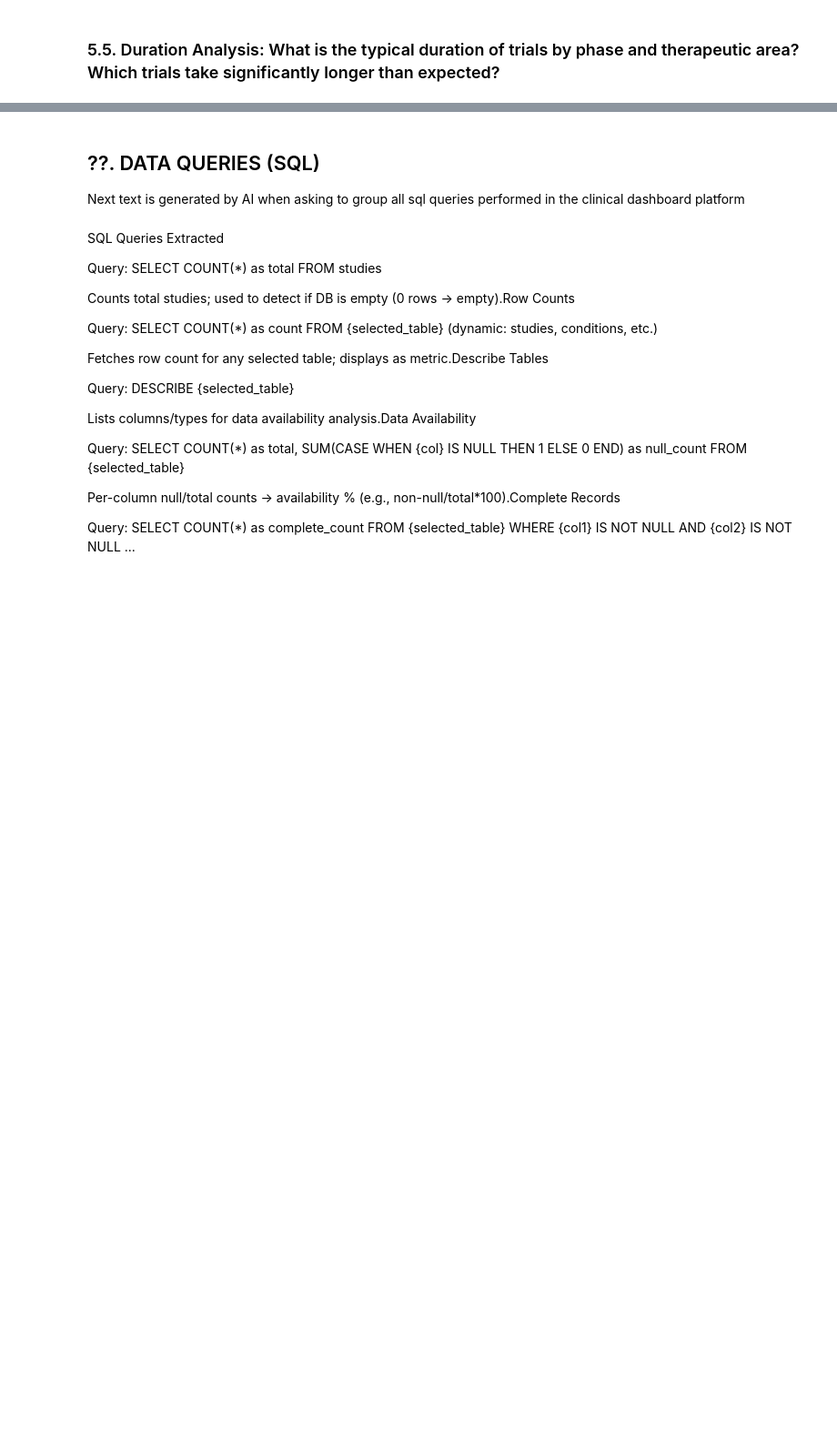
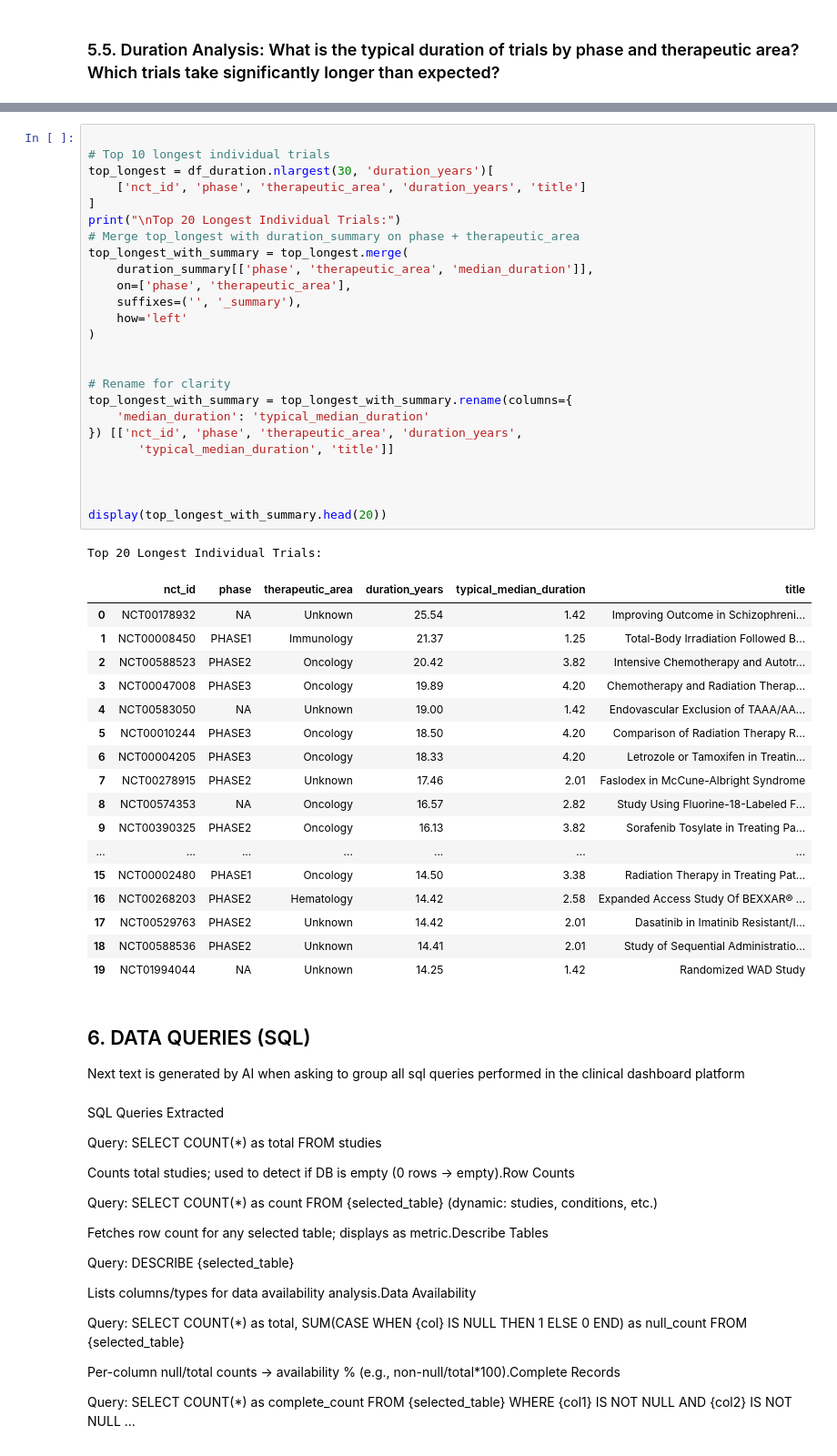
Before and after one commit to MarcHumet/Clinical-Trial-Analytics-Dashboard, a Jupyter notebook: CLINICAL_TRIAL_ANALYTICAL_EDA.ipynb, the cells around one changed output, grey strips where cells are left out. Shown at 91% size. Saved outputs shown, nothing was run; the diff lists cells and outputs as text; blank space fills up the shorter version.

```diff
--- a/CLINICAL_TRIAL_ANALYTICAL_EDA.ipynb
+++ b/CLINICAL_TRIAL_ANALYTICAL_EDA.ipynb
@@ -1498,5 +1558,49 @@ Longest outliers:
+# %%
+
+# Top 10 longest individual trials
+top_longest = df_duration.nlargest(30, 'duration_years')[
+    ['nct_id', 'phase', 'therapeutic_area', 'duration_years', 'title']
+]
+print("\nTop 20 Longest Individual Trials:")
+# Merge top_longest with duration_summary on phase + therapeutic_area
+top_longest_with_summary = top_longest.merge(
+    duration_summary[['phase', 'therapeutic_area', 'median_duration']],
+    on=['phase', 'therapeutic_area'],
+    suffixes=('', '_summary'),
+    how='left'
+)
+
+
+# Rename for clarity
+top_longest_with_summary = top_longest_with_summary.rename(columns={
+    'median_duration': 'typical_median_duration'
+}) [['nct_id', 'phase', 'therapeutic_area', 'duration_years',
+       'typical_median_duration', 'title']]
+
+
+
+display(top_longest_with_summary.head(20))
+# %% [output]
+Top 20 Longest Individual Trials:
+|  | nct_id | phase | therapeutic_area | duration_years | typical_median_duration | title |
+| 0 | NCT00178932 | NA | Unknown | 25.54 | 1.42 | Improving Outcome in Schizophreni... |
+| 1 | NCT00008450 | PHASE1 | Immunology | 21.37 | 1.25 | Total-Body Irradiation Followed B... |
+| 2 | NCT00588523 | PHASE2 | Oncology | 20.42 | 3.82 | Intensive Chemotherapy and Autotr... |
+| 3 | NCT00047008 | PHASE3 | Oncology | 19.89 | 4.20 | Chemotherapy and Radiation Therap... |
+| 4 | NCT00583050 | NA | Unknown | 19.00 | 1.42 | Endovascular Exclusion of TAAA/AA... |
+| 5 | NCT00010244 | PHASE3 | Oncology | 18.50 | 4.20 | Comparison of Radiation Therapy R... |
+| 6 | NCT00004205 | PHASE3 | Oncology | 18.33 | 4.20 | Letrozole or Tamoxifen in Treatin... |
+| 7 | NCT00278915 | PHASE2 | Unknown | 17.46 | 2.01 | Faslodex in McCune-Albright Syndrome |
+| 8 | NCT00574353 | NA | Oncology | 16.57 | 2.82 | Study Using Fluorine-18-Labeled F... |
+| 9 | NCT00390325 | PHASE2 | Oncology | 16.13 | 3.82 | Sorafenib Tosylate in Treating Pa... |
+| ... | ... | ... | ... | ... | ... | ... |
+| 15 | NCT00002480 | PHASE1 | Oncology | 14.50 | 3.38 | Radiation Therapy in Treating Pat... |
+| 16 | NCT00268203 | PHASE2 | Hematology | 14.42 | 2.58 | Expanded Access Study Of BEXXAR® ... |
+| 17 | NCT00529763 | PHASE2 | Unknown | 14.42 | 2.01 | Dasatinib in Imatinib Resistant/I... |
+| 18 | NCT00588536 | PHASE2 | Unknown | 14.41 | 2.01 | Study of Sequential Administratio... |
+| 19 | NCT01994044 | NA | Unknown | 14.25 | 1.42 | Randomized WAD Study |
 # %% [markdown]
-## ??. DATA QUERIES (SQL)
+## 6. DATA QUERIES (SQL)
 Next text is generated by AI when asking to group all sql queries performed in the clinical dashboard platform
 # %% [markdown]
 SQL Queries Extracted
```
Also changed, not shown: parts of 11 cells of this notebook, 9 other files.
